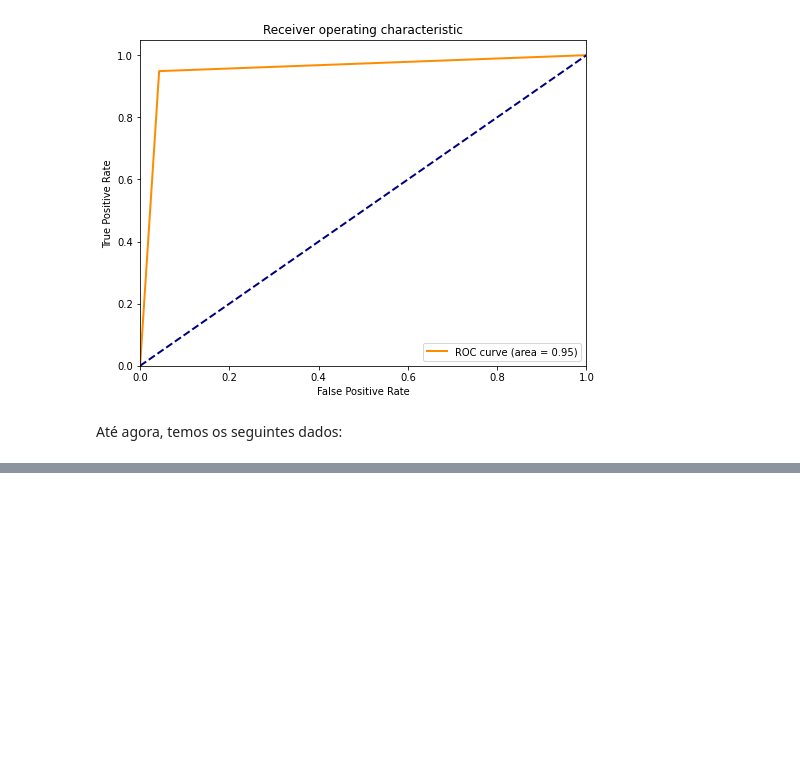
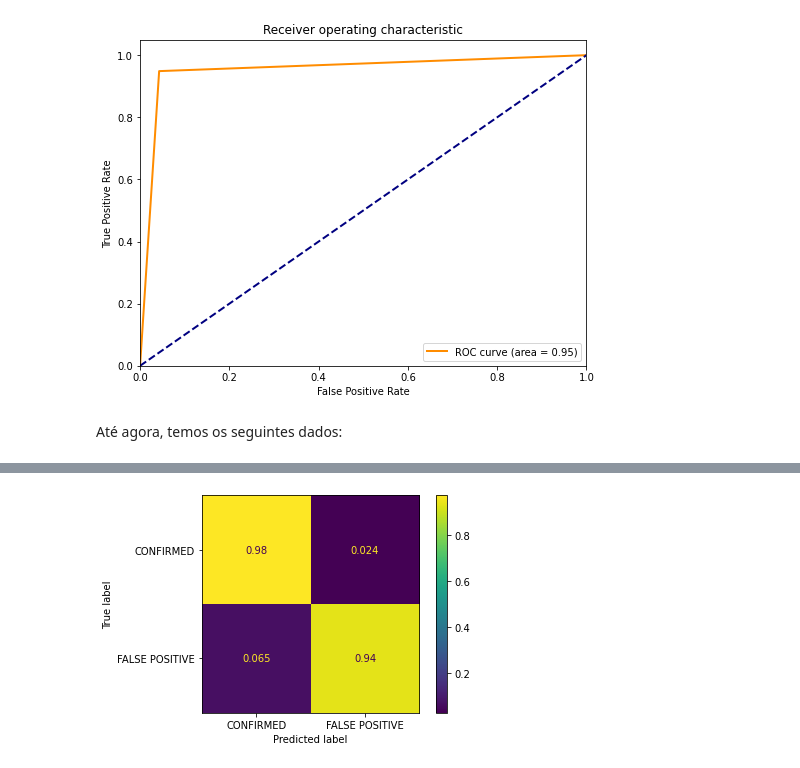
Before and after one commit to Pendulun/ExoplanetsClassifier, a Jupyter notebook: exoplanetsclassifiers.ipynb, the cells around one changed output, grey strips where cells are left out. Saved outputs shown, nothing was run; the diff lists cells and outputs as text; code cells hidden in the pictures; blank space fills up the shorter version.

```diff
--- a/exoplanetsclassifiers.ipynb
+++ b/exoplanetsclassifiers.ipynb
@@ -254,0 +316,6 @@ scoresDf
+# %%
+bestSvc = clf.best_estimator_
+y_pred = bestSvc.predict(X_test)
+# %%
+print(classification_report(y_test, y_pred, digits=3))
+models_scores[model_name] = {'acc': accuracy_score(y_test, y_pred)}
@@ -254,0 +331,4 @@ scoresDf
+# %%
+plotConfusionMatrix(y_test, y_pred, model_name, models_scores)
+# %% [output]
+[figure, added]
```
Also changed, not shown: parts of 21 cells of this notebook.
